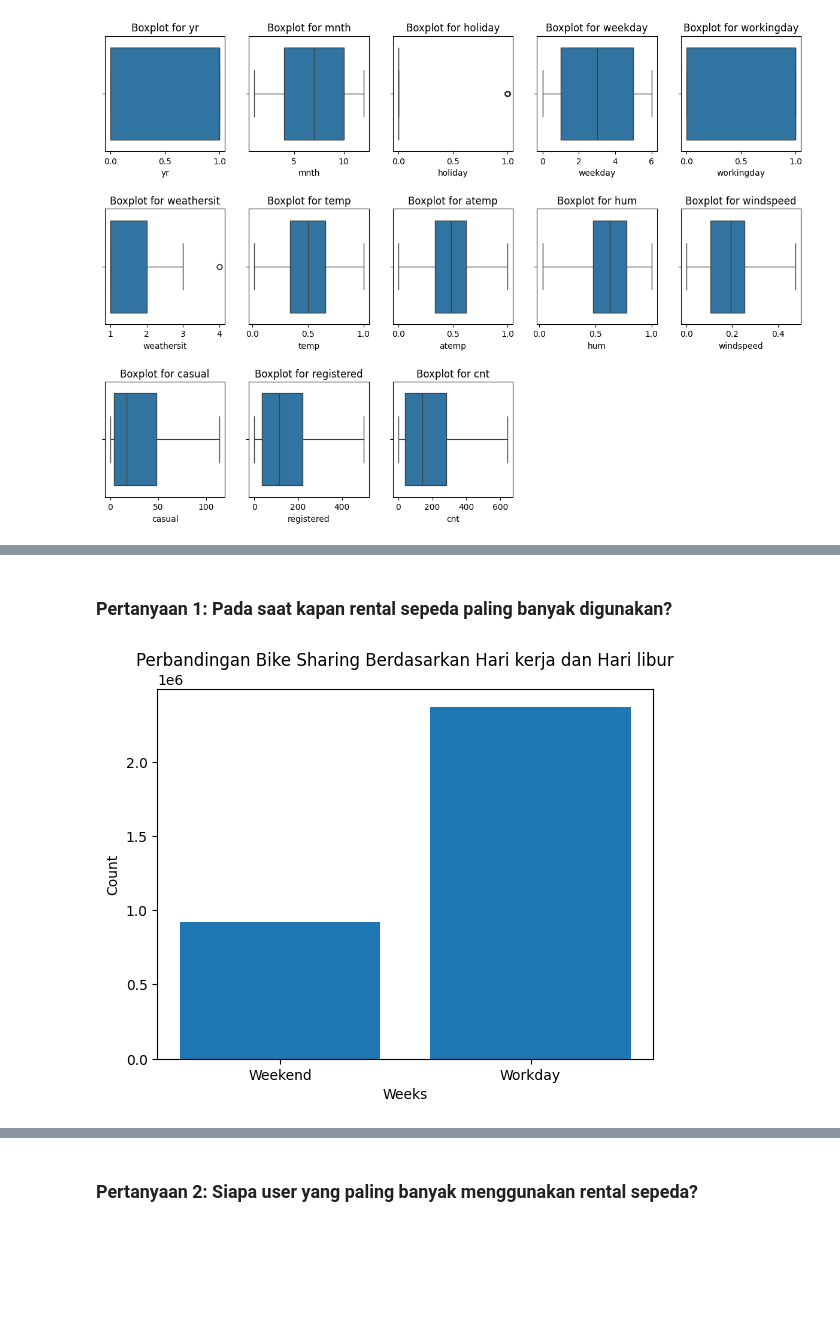
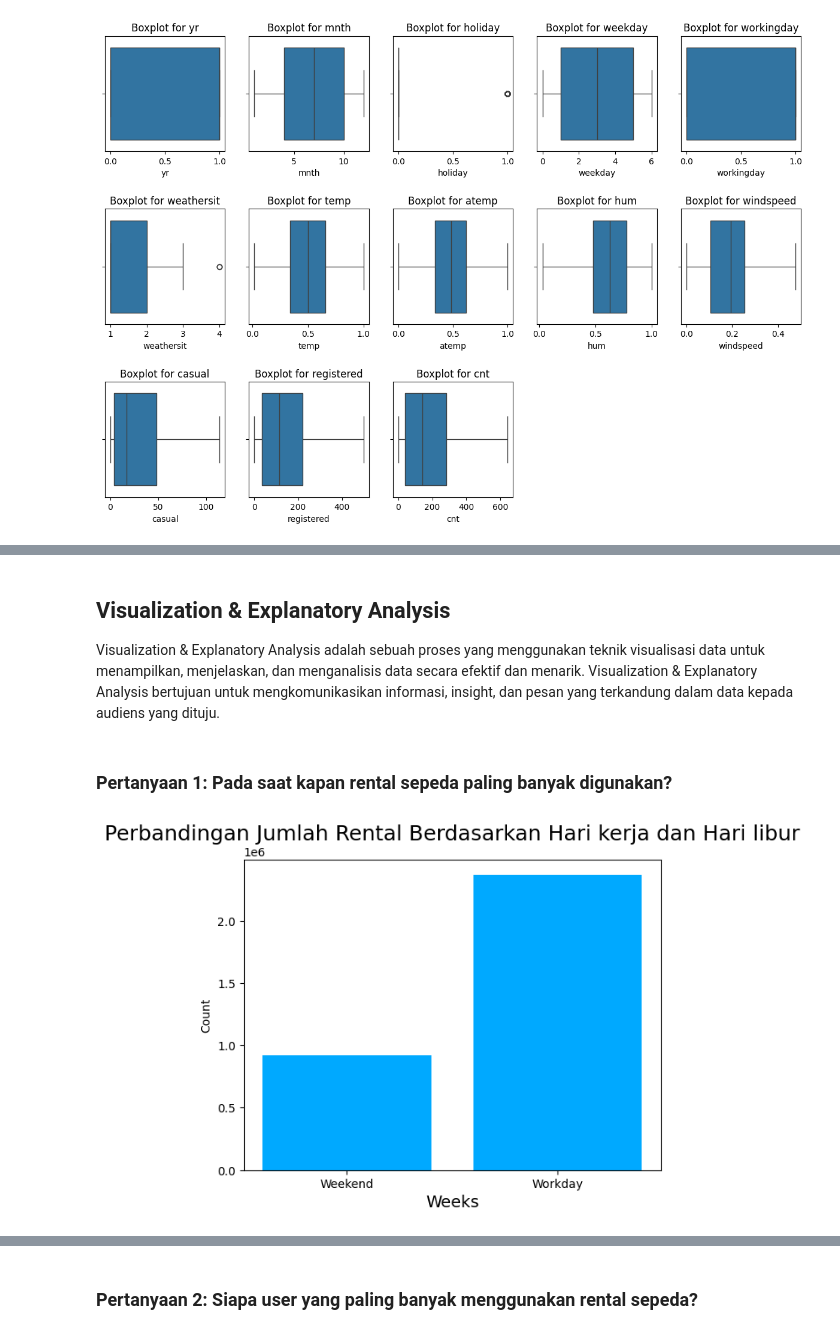
Before and after one commit to yeremiayospane/Project-Data-Analisis-Dicoding, a Jupyter notebook: project.ipynb, the cells around one changed output, grey strips where cells are left out. Cells and saved outputs as stored; diff of their text form; code cells hidden in the pictures; blank space fills up the shorter version.

Commit message:
Completed Analysis

```diff
--- a/project.ipynb
+++ b/project.ipynb
@@ -350,18 +403,14 @@ df_day.select_dtypes(include=np.number).corr()
+# %% [markdown]
+## Visualization & Explanatory Analysis
+Visualization & Explanatory Analysis adalah sebuah proses yang menggunakan teknik visualisasi data untuk menampilkan, menjelaskan, dan menganalisis data secara efektif dan menarik. Visualization & Explanatory Analysis bertujuan untuk mengkomunikasikan informasi, insight, dan pesan yang terkandung dalam data kepada audiens yang dituju.
 # %% [markdown]
 ### Pertanyaan 1: Pada saat kapan rental sepeda paling banyak digunakan?
 # %%
 result = df_day.groupby('cat_weeks')['cnt'].sum().reset_index()
-plt.bar(result['cat_weeks'], result['cnt'])
-
-# Mengubah teks sumbu x
-plt.xlabel("Weeks")
-# Mengubah teks sumbu y
+plt.bar(result['cat_weeks'], result['cnt'], color='#00A9FF')
+plt.xlabel("Weeks", fontsize = 14)
 plt.ylabel("Count")
-
-# Menambahkan judul
-plt.title("Perbandingan Bike Sharing Berdasarkan Hari kerja dan Hari libur")
-
-# Tampilkan plot
+plt.title("Perbandingan Jumlah Rental Berdasarkan Hari kerja dan Hari libur", fontsize=18)
 plt.show()
 # %% [output]
-[figure, old version]
+[figure, new version]
```
Also changed, not shown: parts of 71 cells of this notebook.
